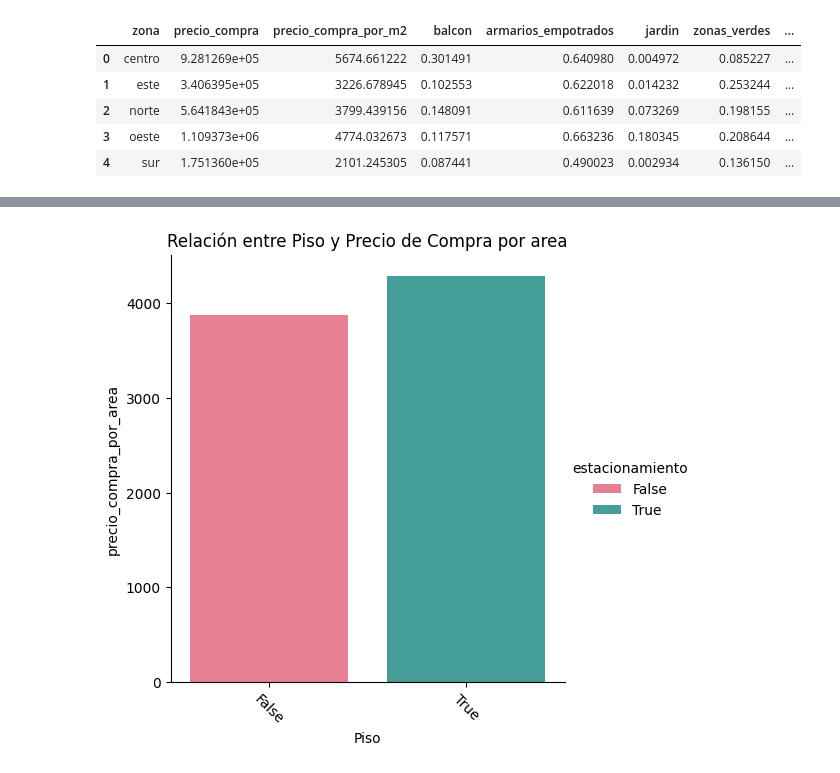
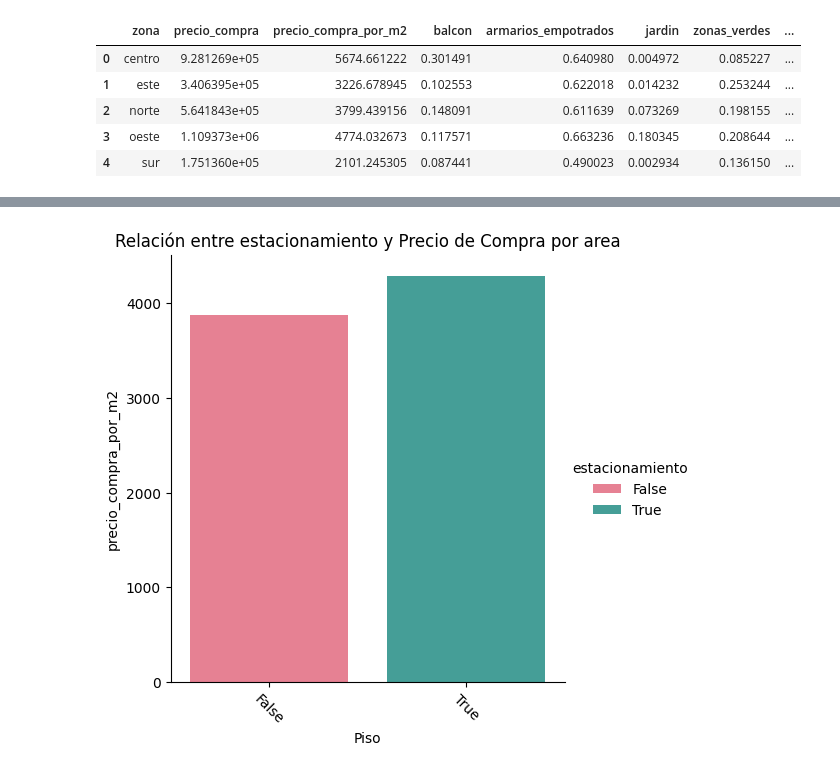
Before and after one commit to mariaortizz/DS_PT_09_2023, a Jupyter notebook: EDA/Madrid_real_state/limpieza_data_frame.ipynb, the cells around one changed output, grey strips where cells are left out. Saved outputs shown, nothing was run; the diff lists cells and outputs as text; code cells hidden in the pictures.

```diff
--- a/EDA/Madrid_real_state/limpieza_data_frame.ipynb
+++ b/EDA/Madrid_real_state/limpieza_data_frame.ipynb
@@ -718,12 +741,12 @@ Text(0.5, 1.0, 'Relación entre tipo y € por m2 por Zonas')
 # %%
 df_precio_compra_caract = df.groupby('estacionamiento', as_index=False, sort=True).mean(numeric_only = True)
-ax = sns.catplot(x= 'estacionamiento', y = 'precio_compra_por_area', data = df_precio_compra_caract, kind='bar', hue = 'estacionamiento', palette='husl')
+ax = sns.catplot(x= 'estacionamiento', y = 'precio_compra_por_m2', data = df_precio_compra_caract, kind='bar', hue = 'estacionamiento', palette='husl')
 ax.set_xticklabels(df_precio_compra_caract['estacionamiento'].sort_values().unique(), rotation = -45)
 
 
 plt.xlabel('Piso')
 plt.title('Relación entre estacionamiento y Precio de Compra por area')
 
 plt.show()
 # %% [output]
-[figure, old version]
+[figure, new version]
```
Also changed, not shown: parts of 21 cells of this notebook.
